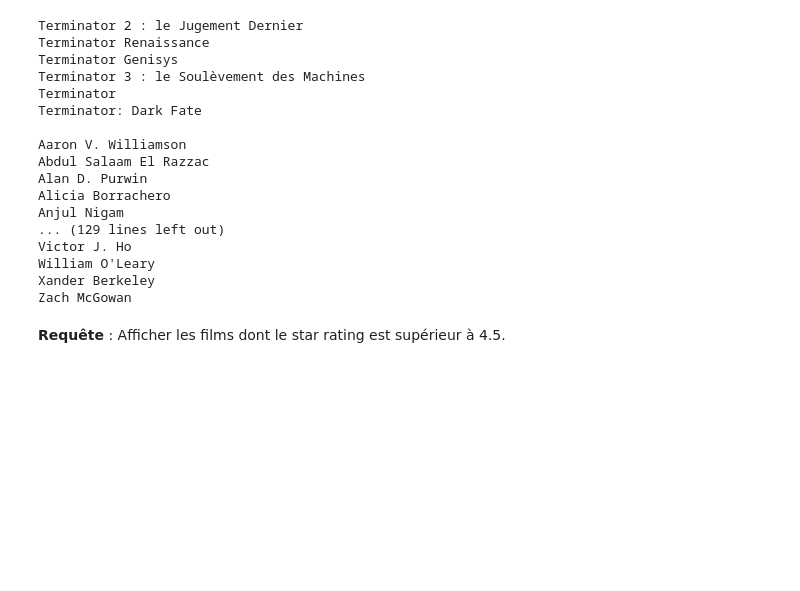
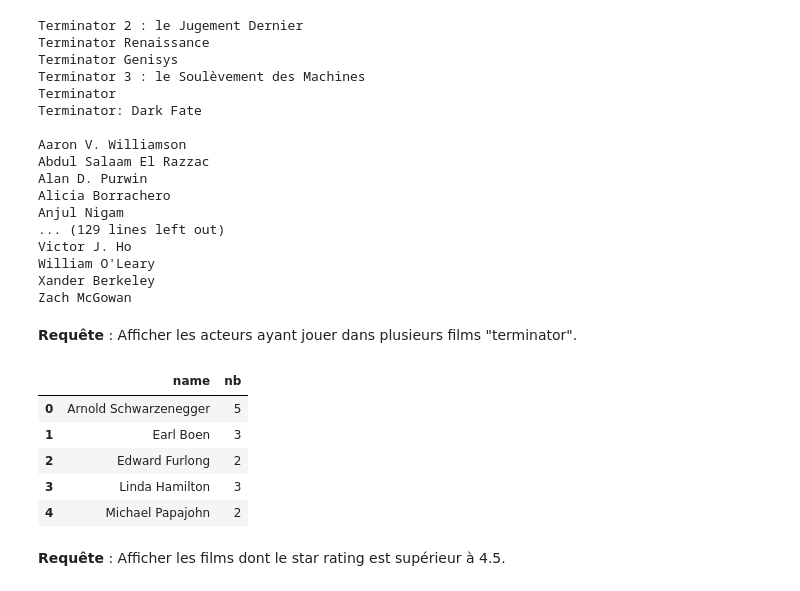
Before and after one commit to Franck-LF/projectBlock1, a Jupyter notebook: DBmovies.ipynb, the cells around one changed output. Drawn from its saved outputs; the diff is of its cells as text; code cells hidden in the pictures; blank space fills up the shorter version.

```diff
--- a/DBmovies.ipynb
+++ b/DBmovies.ipynb
@@ -601,6 +601,29 @@ Victor J. Ho
 William O'Leary
 Xander Berkeley
 Zach McGowan
+# %% [markdown]
+**Requête** : Afficher les acteurs ayant jouer dans plusieurs films "terminator".
+# %%
+query = (" \
+SELECT DISTINCT a.actor_name, COUNT(*) \
+FROM actors AS a \
+JOIN actor_movie AS am ON am.actor_id = a.actor_id \
+JOIN movies AS m ON m.movie_id = am.movie_id \
+WHERE m.title LIKE '%terminator%' \
+GROUP BY a.actor_name \
+HAVING COUNT(*) > 1 \
+ORDER BY a.actor_name;")
+cursor.execute(query)
+result = cursor.fetchall()
+df = pd.DataFrame(result, columns = ['name', 'nb'])
+df
+# %% [output]
+|  | name | nb |
+| 0 | Arnold Schwarzenegger | 5 |
+| 1 | Earl Boen | 3 |
+| 2 | Edward Furlong | 2 |
+| 3 | Linda Hamilton | 3 |
+| 4 | Michael Papajohn | 2 |
 # %% [markdown]
 **Requête** : Afficher les films dont le star rating est supérieur à 4.5.
 # %%
```
Also changed, not shown: parts of 1 cell of this notebook, 6 other files.
